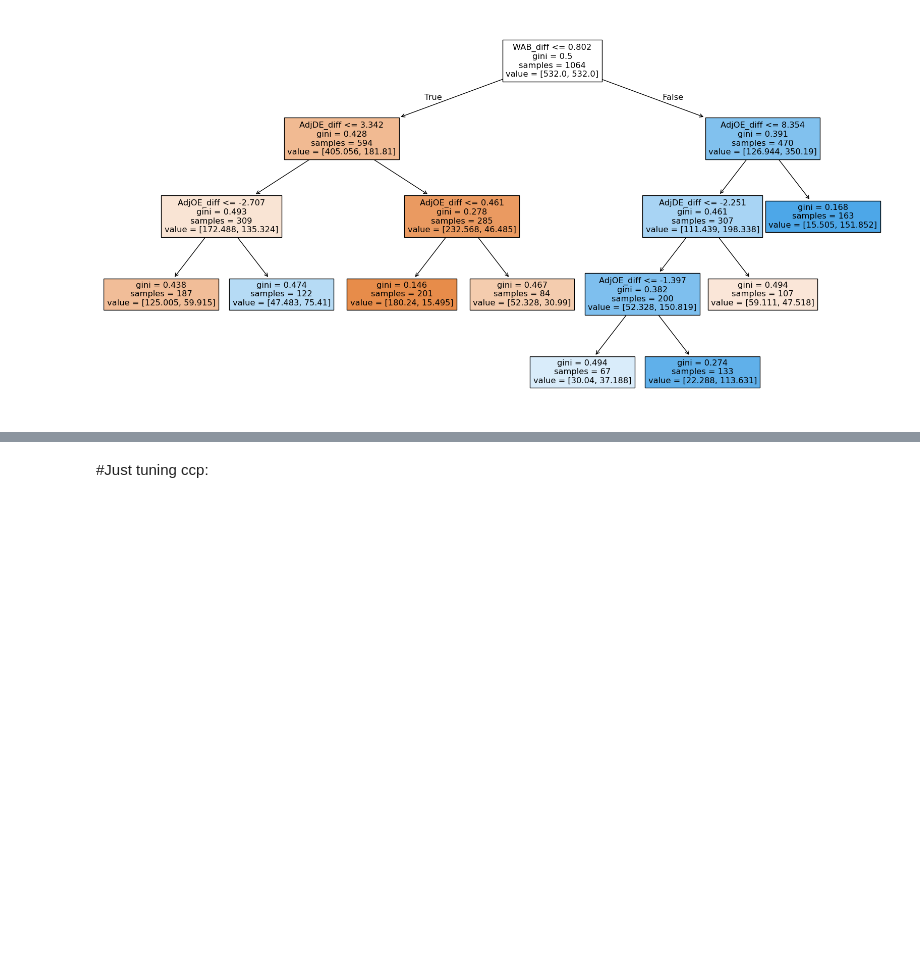
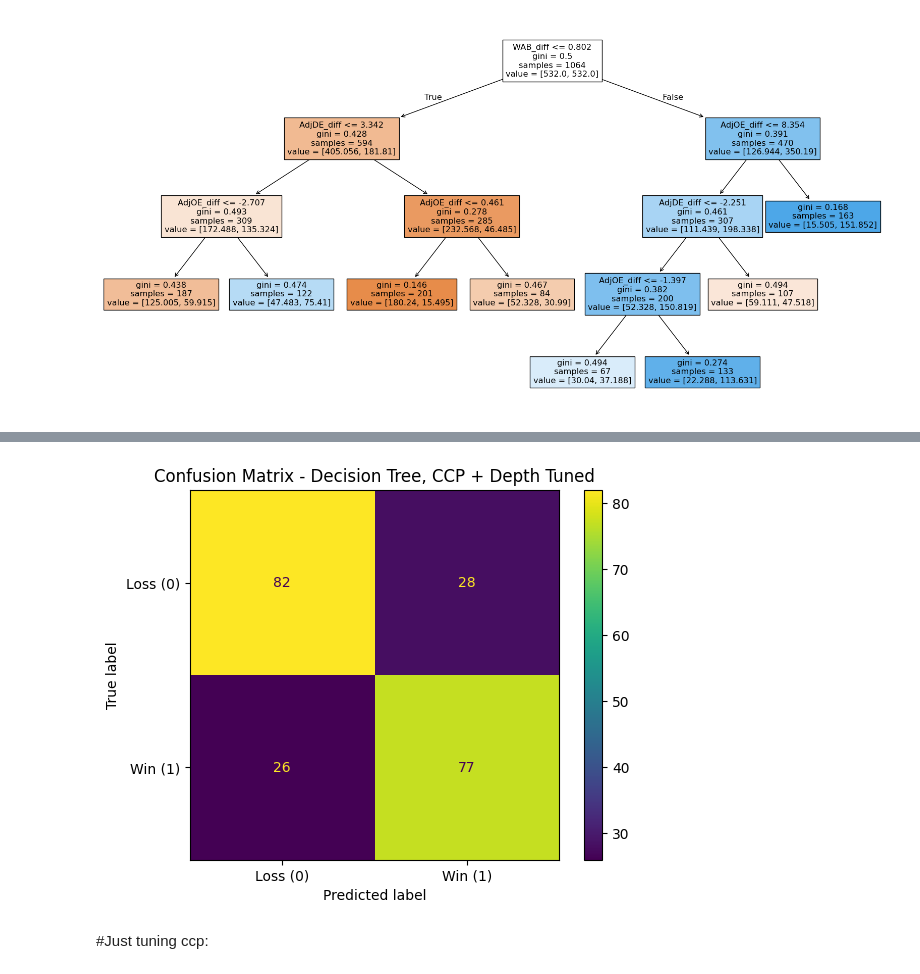
Before and after one commit to joshuasanty/March-Madness-Picks-Statistics, a Jupyter notebook: bart_torvik_data_model/Presentation/tree.ipynb, the cells around one changed output, grey strips where cells are left out. Cells and saved outputs as stored; diff of their text form; code cells hidden in the pictures; blank space fills up the shorter version.

```diff
--- a/bart_torvik_data_model/Presentation/tree.ipynb
+++ b/bart_torvik_data_model/Presentation/tree.ipynb
@@ -199,3 +314,20 @@ plt.show()
+# %%
+from sklearn.metrics import ConfusionMatrixDisplay
+import matplotlib.pyplot as plt
+
+y_pred = both_tuned_clf.predict(X_test)
+
+disp = ConfusionMatrixDisplay.from_estimator(
+    both_tuned_clf,
+    X_test,
+    y_test,
+    display_labels=["Loss (0)", "Win (1)"]
+)
+
+plt.title("Confusion Matrix - Decision Tree, CCP + Depth Tuned")
+plt.show()
+# %% [output]
+[figure, added]
 # %% [markdown]
 #Just tuning ccp:
 # %%
```
Also changed, not shown: parts of 10 cells of this notebook, 8 other files.
